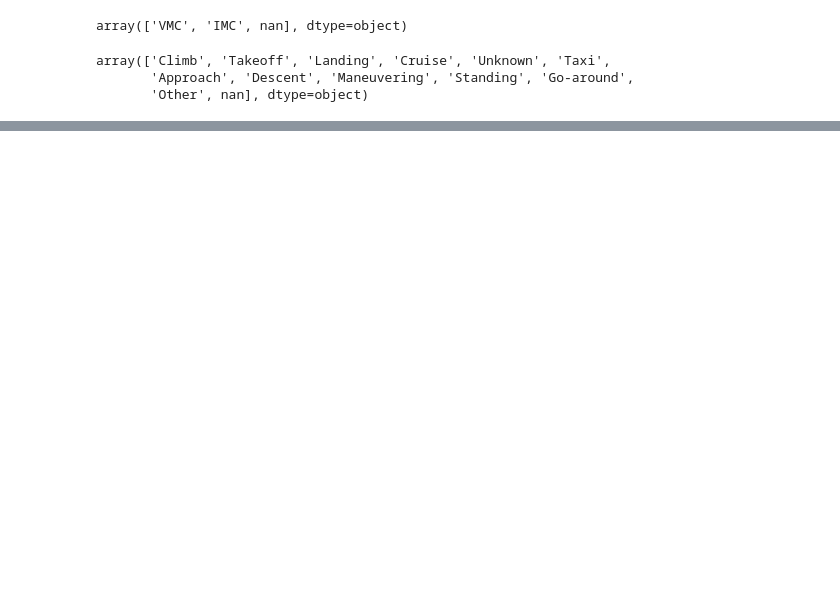
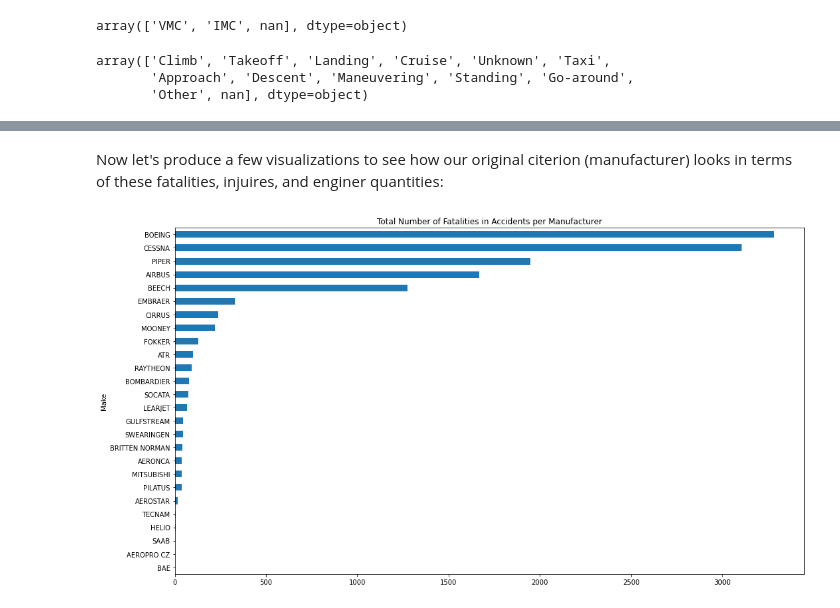
Before and after one commit to joeldmott/aviation-risk-project, a Jupyter notebook: Untitled.ipynb, the cells around one changed output, grey strips where cells are left out. Drawn from its saved outputs; the diff is of its cells as text; code cells hidden in the pictures; blank space fills up the shorter version.

```diff
--- a/Untitled.ipynb
+++ b/Untitled.ipynb
@@ -384,0 +771,8 @@ KeyError: 0
+# %%
+filtered_df['Total.Injuries'] = filtered_df['Total.Serious.Injuries'] + filtered_df['Total.Minor.Injuries']
+# %%
+filtered_df.drop(['Total.Serious.Injuries', 'Total.Minor.Injuries'], axis=1, inplace=True)
+# %%
+#Renaming fatal injury column for clarity
+filtered_df.rename(columns={'Total.Fatal.Injuries':'Total.Fatalities'}, inplace=True)
+filtered_df.head()
@@ -384,0 +786,3 @@ KeyError: 0
+# %%
+fatalities_by_mnfr = filtered_df.groupby('Make')['Total.Fatalities'].sum().sort_values()
+fatalities_by_mnfr
@@ -384,0 +803,8 @@ KeyError: 0
+# %% [markdown]
+Now let's produce a few visualizations to see how our original citerion (manufacturer) looks in terms of these fatalities, injuires, and enginer quantities:
+# %%
+fatalities_by_mnfr.plot.barh(figsize=(15,8))
+plt.title('Total Number of Fatalities in Accidents per Manufacturer')
+plt.tight_layout();
+# %% [output]
+[figure, added]
```
Also changed, not shown: parts of 194 cells of this notebook, 3 other files.
